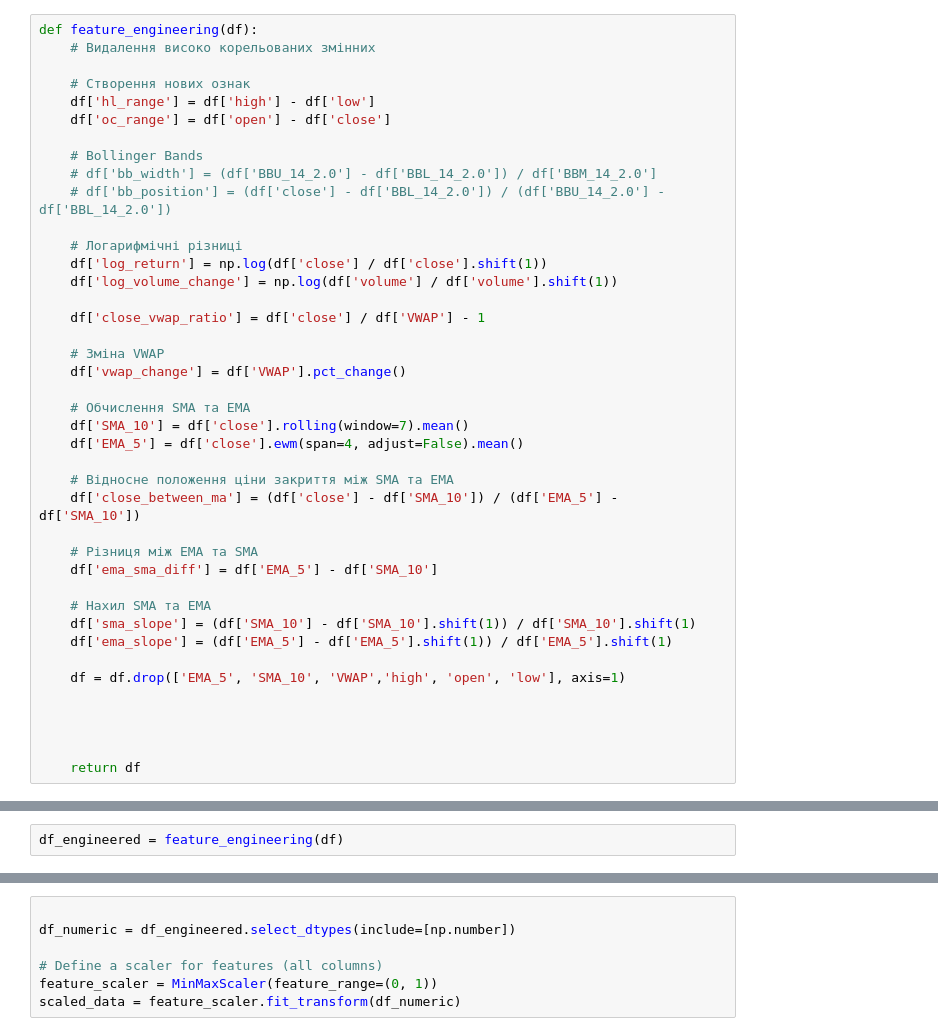
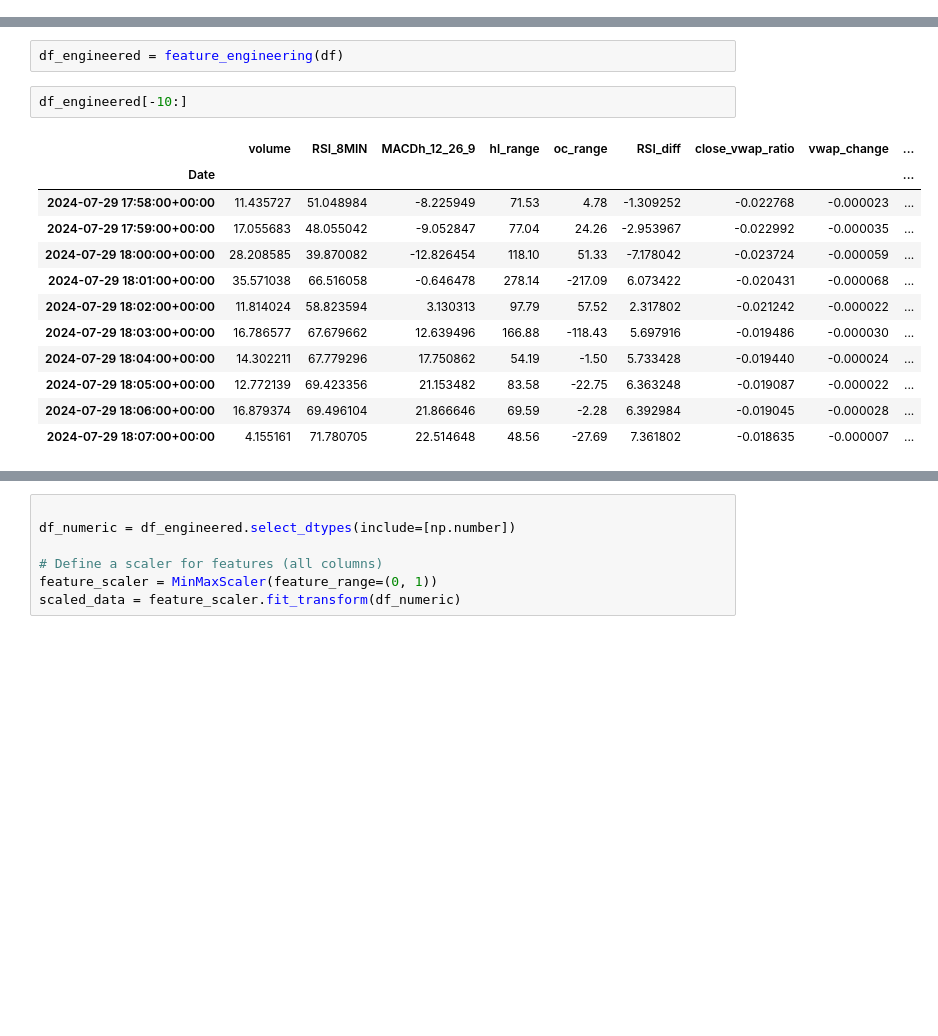
Before and after one commit to loo00r/trading_bot, a Jupyter notebook: notebooks/base_model.ipynb, the cells around one changed output, grey strips where cells are left out. Cells and saved outputs as stored; diff of their text form; blank space fills up the shorter version.

```diff
--- a/notebooks/base_model.ipynb
+++ b/notebooks/base_model.ipynb
@@ -177,44 +95,3 @@ df['kijun_sen'] = ichimoku_visible['ISB_22']
 df['span_a'] = ichimoku_visible['ITS_7']
 df['span_b'] = ichimoku_visible['IKS_22']
 df['chikou_span'] = ichimoku_visible['ICS_22']
-# %%
-def feature_engineering(df):
-    # Видалення високо корельованих змінних
-
-    # Створення нових ознак
-    df['hl_range'] = df['high'] - df['low']
-    df['oc_range'] = df['open'] - df['close']
-
-    # Bollinger Bands
-    # df['bb_width'] = (df['BBU_14_2.0'] - df['BBL_14_2.0']) / df['BBM_14_2.0']
-    # df['bb_position'] = (df['close'] - df['BBL_14_2.0']) / (df['BBU_14_2.0'] - df['BBL_14_2.0'])
-
-    # Логарифмічні різниці
-    df['log_return'] = np.log(df['close'] / df['close'].shift(1))
-    df['log_volume_change'] = np.log(df['volume'] / df['volume'].shift(1))
-
-    df['close_vwap_ratio'] = df['close'] / df['VWAP'] - 1
-
-    # Зміна VWAP
-    df['vwap_change'] = df['VWAP'].pct_change()
-
-    # Обчислення SMA та EMA
-    df['SMA_10'] = df['close'].rolling(window=7).mean()
-    df['EMA_5'] = df['close'].ewm(span=4, adjust=False).mean()
-
-    # Відносне положення ціни закриття між SMA та EMA
-    df['close_between_ma'] = (df['close'] - df['SMA_10']) / (df['EMA_5'] - df['SMA_10'])
-
-    # Різниця між EMA та SMA
-    df['ema_sma_diff'] = df['EMA_5'] - df['SMA_10']
-
-    # Нахил SMA та EMA
-    df['sma_slope'] = (df['SMA_10'] - df['SMA_10'].shift(1)) / df['SMA_10'].shift(1)
-    df['ema_slope'] = (df['EMA_5'] - df['EMA_5'].shift(1)) / df['EMA_5'].shift(1)
-
-    df = df.drop(['EMA_5', 'SMA_10', 'VWAP','high', 'open', 'low'], axis=1)
-
-
-
-
-    return df
@@ -239,5 +162,20 @@ def feature_engineering(df):
 # %%
 df_engineered = feature_engineering(df)
+# %%
+df_engineered[-10:]
+# %% [output]
+|  | volume | RSI_8MIN | MACDh_12_26_9 | hl_range | oc_range | RSI_diff | close_vwap_ratio | vwap_change | ... |
+| Date |  |  |  |  |  |  |  |  | ... |
+| 2024-07-29 17:58:00+00:00 | 11.435727 | 51.048984 | -8.225949 | 71.53 | 4.78 | -1.309252 | -0.022768 | -0.000023 | ... |
+| 2024-07-29 17:59:00+00:00 | 17.055683 | 48.055042 | -9.052847 | 77.04 | 24.26 | -2.953967 | -0.022992 | -0.000035 | ... |
+| 2024-07-29 18:00:00+00:00 | 28.208585 | 39.870082 | -12.826454 | 118.10 | 51.33 | -7.178042 | -0.023724 | -0.000059 | ... |
+| 2024-07-29 18:01:00+00:00 | 35.571038 | 66.516058 | -0.646478 | 278.14 | -217.09 | 6.073422 | -0.020431 | -0.000068 | ... |
+| 2024-07-29 18:02:00+00:00 | 11.814024 | 58.823594 | 3.130313 | 97.79 | 57.52 | 2.317802 | -0.021242 | -0.000022 | ... |
+| 2024-07-29 18:03:00+00:00 | 16.786577 | 67.679662 | 12.639496 | 166.88 | -118.43 | 5.697916 | -0.019486 | -0.000030 | ... |
+| 2024-07-29 18:04:00+00:00 | 14.302211 | 67.779296 | 17.750862 | 54.19 | -1.50 | 5.733428 | -0.019440 | -0.000024 | ... |
+| 2024-07-29 18:05:00+00:00 | 12.772139 | 69.423356 | 21.153482 | 83.58 | -22.75 | 6.363248 | -0.019087 | -0.000022 | ... |
+| 2024-07-29 18:06:00+00:00 | 16.879374 | 69.496104 | 21.866646 | 69.59 | -2.28 | 6.392984 | -0.019045 | -0.000028 | ... |
+| 2024-07-29 18:07:00+00:00 | 4.155161 | 71.780705 | 22.514648 | 48.56 | -27.69 | 7.361802 | -0.018635 | -0.000007 | ... |
 # %%
 correlation_matrix = df_engineered[df_engineered.columns].corr()
 
```
Also changed, not shown: parts of 15 cells of this notebook.
